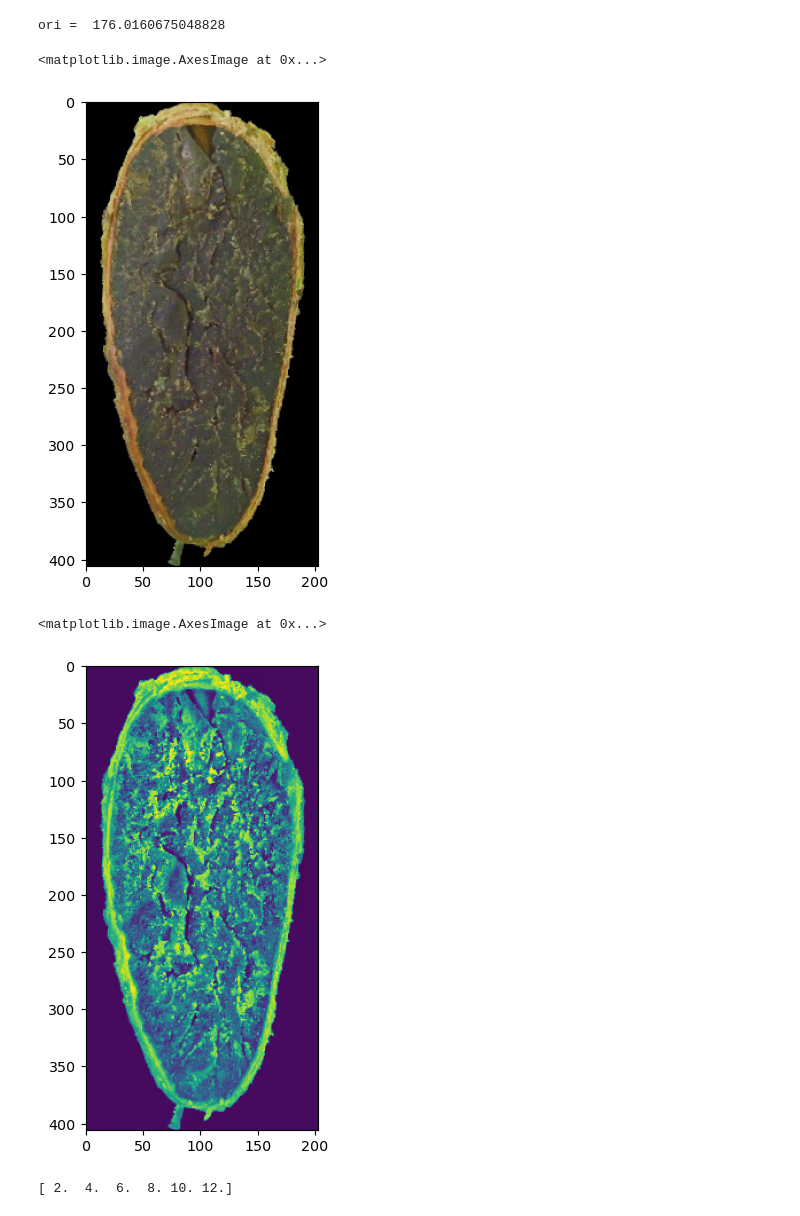
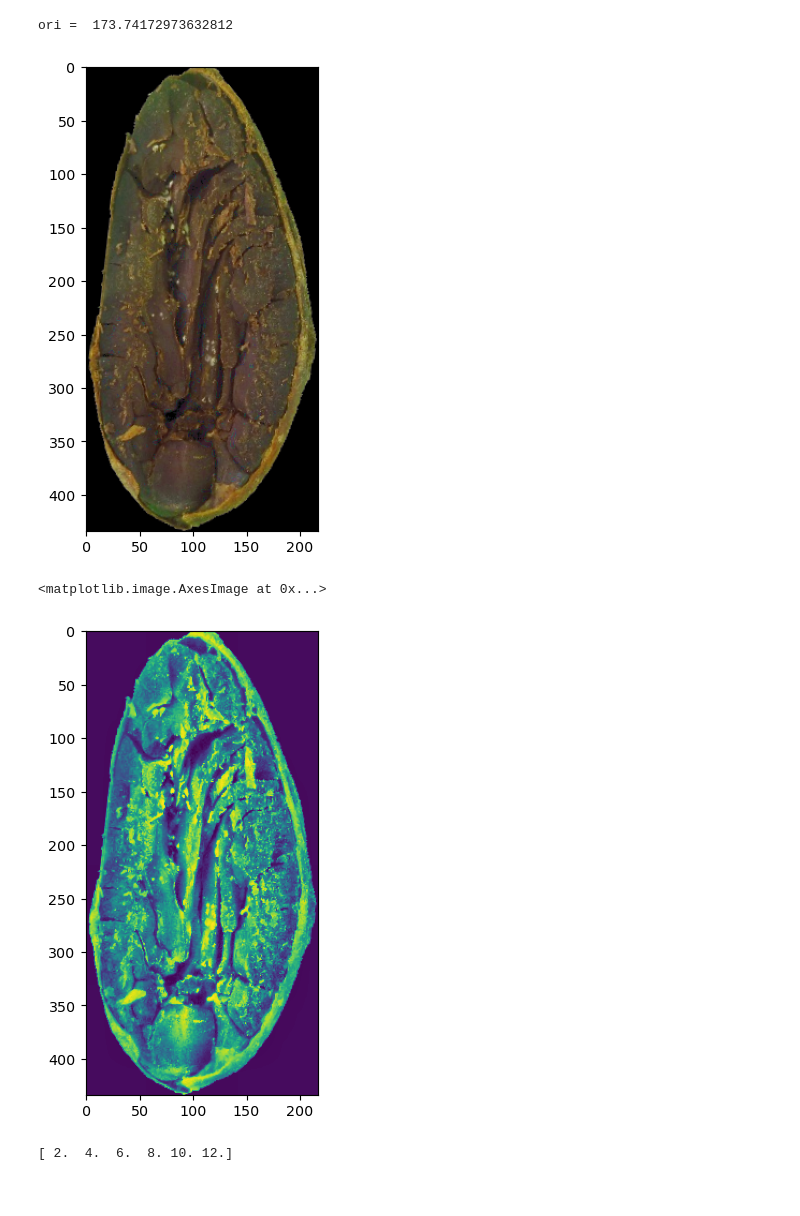
Before and after one commit to quanglochuynh/thesis2022, a Jupyter notebook: The_new_thesis_approach/gabor_test.ipynb, the cells around one changed output. Saved outputs shown, nothing was run; the diff lists cells and outputs as text; code cells hidden in the pictures.

```diff
--- a/The_new_thesis_approach/gabor_test.ipynb
+++ b/The_new_thesis_approach/gabor_test.ipynb
@@ -4,26 +4,27 @@ import matplotlib.pyplot as plt
 import cv2
 from image_extractor import preprocess_hsv
 # %%
-# image_dir  = 'D:/Thesis_data/Backups/Color_Corrected_512x512/Agglutinated/image (2).JPG'
+# image_dir  = 'D:/Thesis_data/Backups/Color_Corrected_512x512/Agglutinated/image (100).JPG'
 # image_dir  = 'D:/Thesis_data/Backups/Color_Corrected_512x512/Brittle/image (35).JPG'
 # image_dir = 'D:/Thesis_data/Backups/Color_Corrected_512x512/Plated_Purple/image (10).JPG'
 # image_dir = 'D:/Thesis_data/Backups/Color_Corrected_512x512/Compartmentalized_Purple/image (99).JPG'
 # image_dir = 'D:/Thesis_data/Backups/Color_Corrected_512x512/Compartmentalized_White/image (99).JPG'
 # image_dir = 'D:/Thesis_data/Backups/Color_Corrected_512x512/Plated_White/image (45).JPG'
-image_dir = 'D:/Thesis_data/Backups/Color_Corrected_512x512/Plated_Slaty/image (2).JPG'
+# image_dir = 'D:/Thesis_data/Backups/Color_Corrected_512x512/Plated_Slaty/image (56).JPG'
+# image_dir = 'D:/Thesis_data/Backups/Color_Corrected_512x512/Compartmentalized_Slaty/image (56).JPG'
+image_dir = 'D:/Thesis_data/Backups/Color_Corrected_512x512/Moldered/image (68).JPG'
 
-# image_dir = 'D:/Thesis_data/Backups/Color_Corrected_512x512/Moldered/image (67).JPG'
 plt.rcParams['figure.dpi'] = 102.46
 plt.rcParams["figure.figsize"] = (6,6)
 
 image = cv2.imread(image_dir)
 image_hsv , cnt= preprocess_hsv(image)
 image_rgb = cv2.cvtColor(image_hsv, cv2.COLOR_HSV2RGB)
 plt.imshow(image_rgb)
+plt.show()
 # %% [output]
-ori =  176.0160675048828
+ori =  173.74172973632812
-<matplotlib.image.AxesImage at 0x...>
-[figure, old version]
+[figure, new version]
 # %%
 h,s,v = cv2.split(image_hsv)
 clahe_op = cv2.createCLAHE(6, (8,8))
@@ -33,7 +34,7 @@ plt.rcParams["figure.figsize"] = (6,6)
 plt.imshow(clahe_v)
 # %% [output]
 <matplotlib.image.AxesImage at 0x...>
-[figure, old version]
+[figure, new version]
 # %%
 plt.rcParams["figure.figsize"] = (15,12)
 pi = np.pi
```
Also changed, not shown: parts of 4 cells of this notebook, 5 other files.
